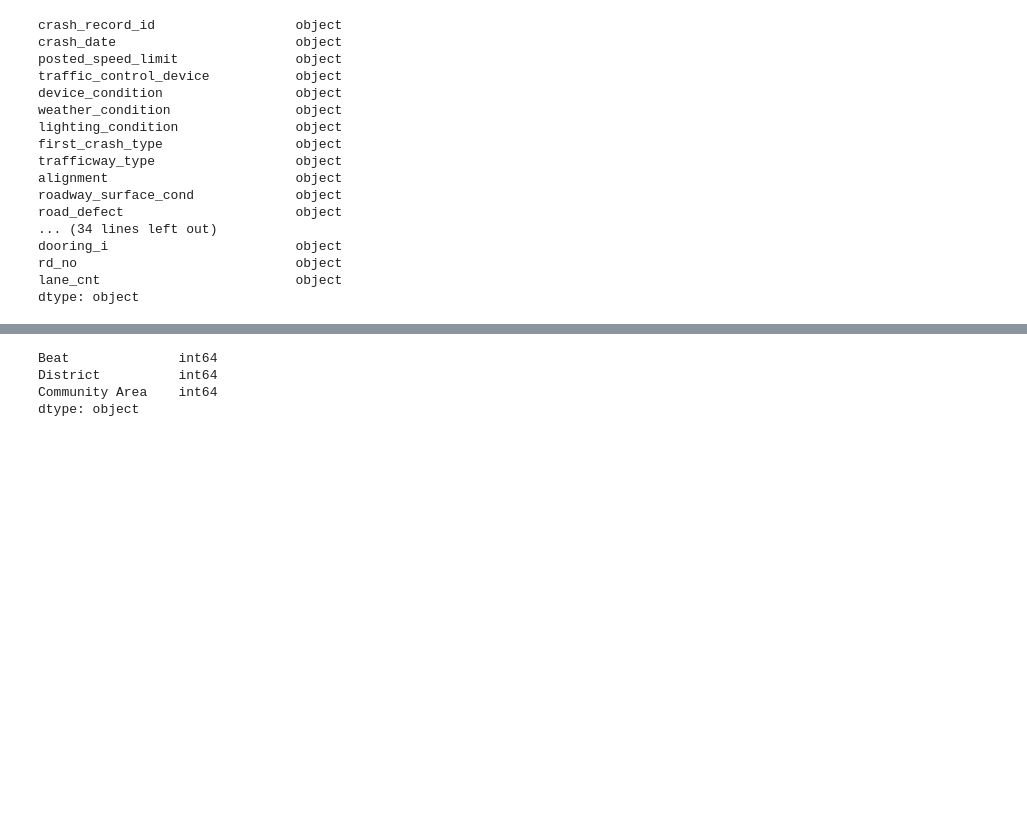
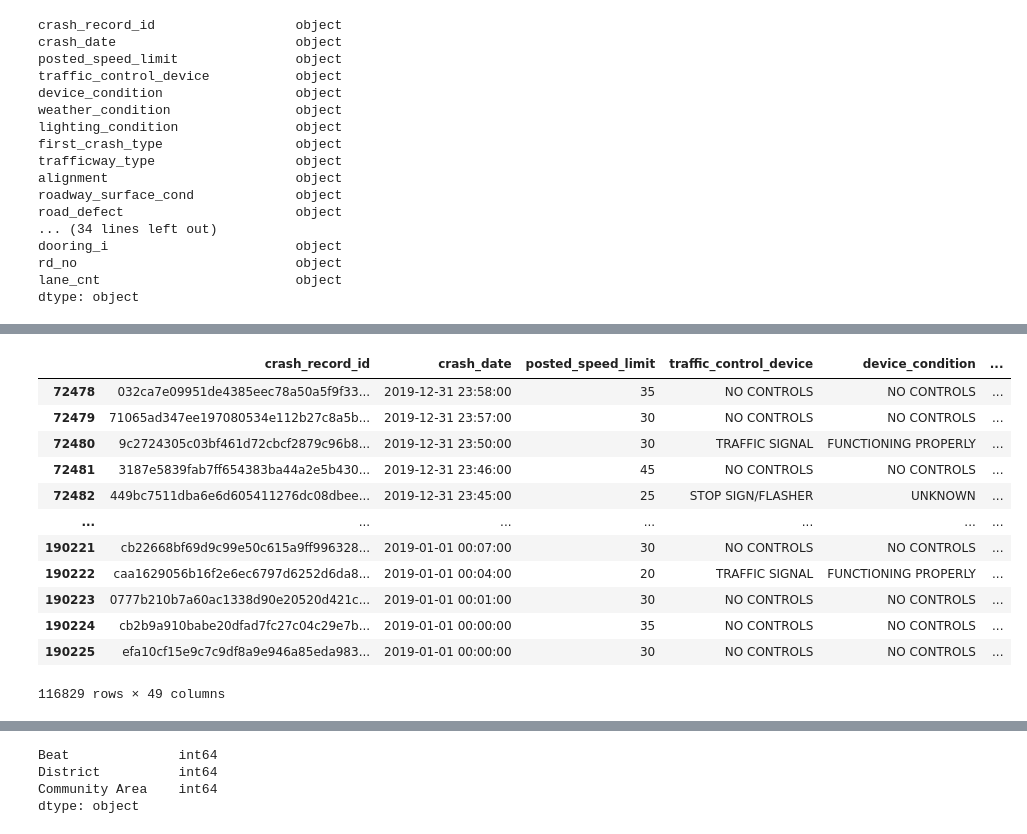
Before and after one commit to PhysicsGlitch/Geomap_Project, a Jupyter notebook: data_exploration_merged.ipynb, the cells around one changed output, grey strips where cells are left out. Drawn from its saved outputs; the diff is of its cells as text; code cells hidden in the pictures; blank space fills up the shorter version.

```diff
--- a/data_exploration_merged.ipynb
+++ b/data_exploration_merged.ipynb
@@ -84 +105,18 @@ dtype: object
+# %%
+results_df2019 = results_df[results_df['crash_date'].dt.year == 2019]
+results_df2019
+# %% [output]
+|  | crash_record_id | crash_date | posted_speed_limit | traffic_control_device | device_condition | ... |
+| 72478 | 032ca7e09951de4385eec78a50a5f9f33... | 2019-12-31 23:58:00 | 35 | NO CONTROLS | NO CONTROLS | ... |
+| 72479 | 71065ad347ee197080534e112b27c8a5b... | 2019-12-31 23:57:00 | 30 | NO CONTROLS | NO CONTROLS | ... |
+| 72480 | 9c2724305c03bf461d72cbcf2879c96b8... | 2019-12-31 23:50:00 | 30 | TRAFFIC SIGNAL | FUNCTIONING PROPERLY | ... |
+| 72481 | 3187e5839fab7ff654383ba44a2e5b430... | 2019-12-31 23:46:00 | 45 | NO CONTROLS | NO CONTROLS | ... |
+| 72482 | 449bc7511dba6e6d605411276dc08dbee... | 2019-12-31 23:45:00 | 25 | STOP SIGN/FLASHER | UNKNOWN | ... |
+| ... | ... | ... | ... | ... | ... | ... |
+| 190221 | cb22668bf69d9c99e50c615a9ff996328... | 2019-01-01 00:07:00 | 30 | NO CONTROLS | NO CONTROLS | ... |
+| 190222 | caa1629056b16f2e6ec6797d6252d6da8... | 2019-01-01 00:04:00 | 20 | TRAFFIC SIGNAL | FUNCTIONING PROPERLY | ... |
+| 190223 | 0777b210b7a60ac1338d90e20520d421c... | 2019-01-01 00:01:00 | 30 | NO CONTROLS | NO CONTROLS | ... |
+| 190224 | cb2b9a910babe20dfad7fc27c04c29e7b... | 2019-01-01 00:00:00 | 35 | NO CONTROLS | NO CONTROLS | ... |
+| 190225 | efa10cf15e9c7c9df8a9e946a85eda983... | 2019-01-01 00:00:00 | 30 | NO CONTROLS | NO CONTROLS | ... |
+116829 rows × 49 columns
 # %%
```
Also changed, not shown: parts of 11 cells of this notebook.
